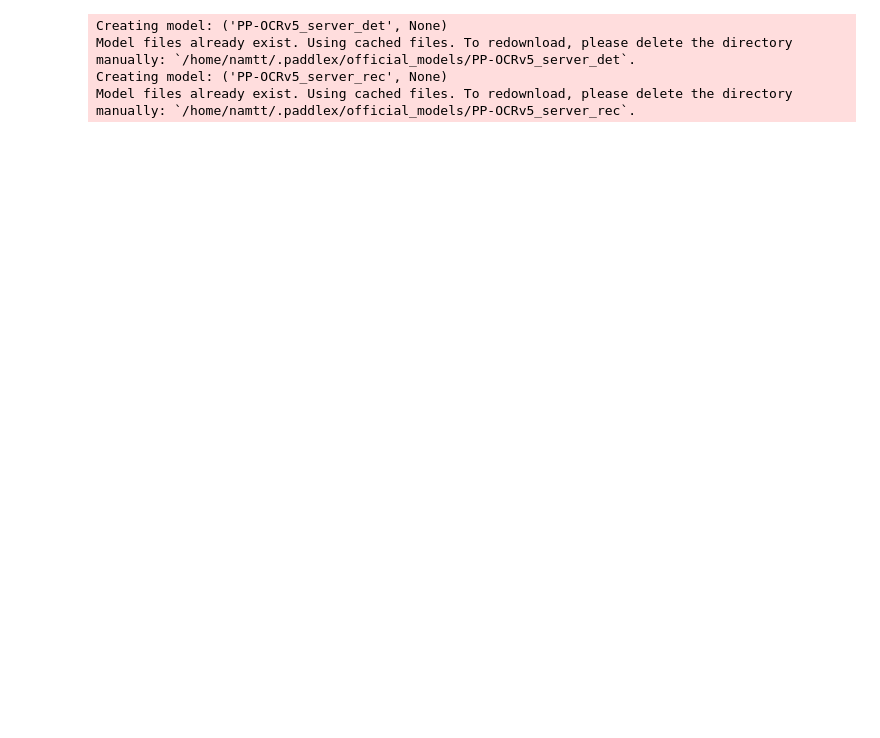
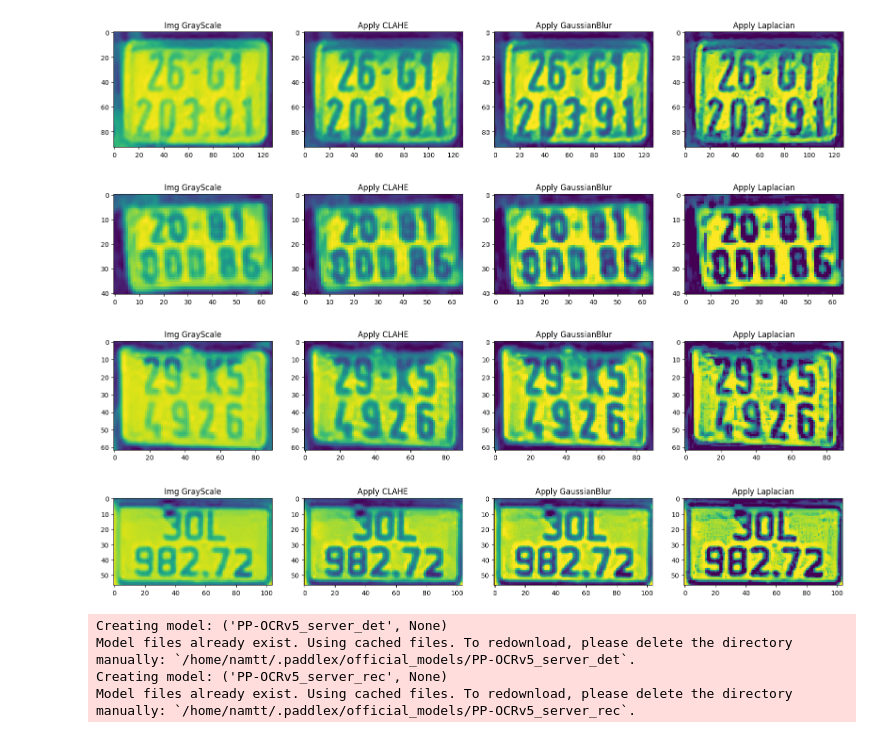
Before and after one commit to NamSeko/Vehicle_tracking, a Jupyter notebook: LicenseOCR/test.ipynb, the cells around one changed output. Cells and saved outputs as stored; diff of their text form; code cells hidden in the pictures; blank space fills up the shorter version.

```diff
--- a/LicenseOCR/test.ipynb
+++ b/LicenseOCR/test.ipynb
@@ -4,14 +4,3 @@ import cv2
 from paddleocr import PaddleOCR
 import os
 import re
-# %%
-ocr = PaddleOCR(
-    use_doc_orientation_classify=False,
-    use_doc_unwarping=False,
-    use_textline_orientation=False
-)
-# %% [output]
-Creating model: ('PP-OCRv5_server_det', None)
-Model files already exist. Using cached files. To redownload, please delete the directory manually: `/home/namtt/.paddlex/official_models/PP-OCRv5_server_det`.
-Creating model: ('PP-OCRv5_server_rec', None)
-Model files already exist. Using cached files. To redownload, please delete the directory manually: `/home/namtt/.paddlex/official_models/PP-OCRv5_server_rec`.
@@ -58,13 +7,54 @@ def post_process_license_plate(raw_text):
+# %%
+def plot_and_process_img(img):
+    img = cv2.cvtColor(img, cv2.COLOR_BGR2GRAY)
+    clahe = cv2.createCLAHE(clipLimit=3.0, tileGridSize=(2,2))
+    enh = clahe.apply(img)
+    blur = cv2.GaussianBlur(enh, (0,0), 3)
+    sharp = cv2.addWeighted(enh, 1.5, blur, -0.5, 0)
+    lap = cv2.Laplacian(sharp, cv2.CV_8U, ksize=3)
+    final = cv2.addWeighted(sharp, 1, lap, -0.4, 0)
+    plt.figure(figsize=(20, 10))
+    plt.subplot(141)
+    plt.imshow(img)
+    plt.title("Img GrayScale")
+    plt.subplot(142)
+    plt.imshow(enh)
+    plt.title("Apply CLAHE")
+    plt.subplot(143)
+    plt.imshow(sharp)
+    plt.title("Apply GaussianBlur")
+    plt.subplot(144)
+    plt.imshow(final)
+    plt.title("Apply Laplacian")
+    plt.show()
+
+def process_img(img):
+    img = cv2.cvtColor(img, cv2.COLOR_BGR2GRAY)
+    clahe = cv2.createCLAHE(clipLimit=3.0, tileGridSize=(2,2))
+    enh = clahe.apply(img)
+    blur = cv2.GaussianBlur(enh, (0,0), 3)
+    sharp = cv2.addWeighted(enh, 1.5, blur, -0.5, 0)
+    lap = cv2.Laplacian(sharp, cv2.CV_8U, ksize=3)
+    final = cv2.addWeighted(sharp, 1, lap, -0.4, 0)
+    return final
+# %%
+for img_name in os.listdir('data')[:4]:
+    img_path = f"data/{img_name}"
+    img = cv2.imread(img_path)
+    plot_and_process_img(img)
+# %% [output]
+[figure, added]
+[figure, added]
+[figure, added]
+[figure, added]
 # %%
-def plot_result(img_path):
-    img = cv2.imread(img_path)
-    img = cv2.cvtColor(img, cv2.COLOR_BGR2RGB)
-    result = ocr.predict(img)[0]
-    label = ""
-    if result["rec_texts"] is not None:
-        for text in result["rec_texts"]:
-            label += text
-    label = post_process_license_plate(label)
-    plt.imshow(img)
-    plt.title(label)
-    plt.show()
+ocr = PaddleOCR(
+    use_doc_orientation_classify=False,
+    use_doc_unwarping=False,
+    use_textline_orientation=False
+)
+# %% [output]
+Creating model: ('PP-OCRv5_server_det', None)
+Model files already exist. Using cached files. To redownload, please delete the directory manually: `/home/namtt/.paddlex/official_models/PP-OCRv5_server_det`.
+Creating model: ('PP-OCRv5_server_rec', None)
+Model files already exist. Using cached files. To redownload, please delete the directory manually: `/home/namtt/.paddlex/official_models/PP-OCRv5_server_rec`.
```
Also changed, not shown: parts of 3 cells of this notebook, 8 other files.
